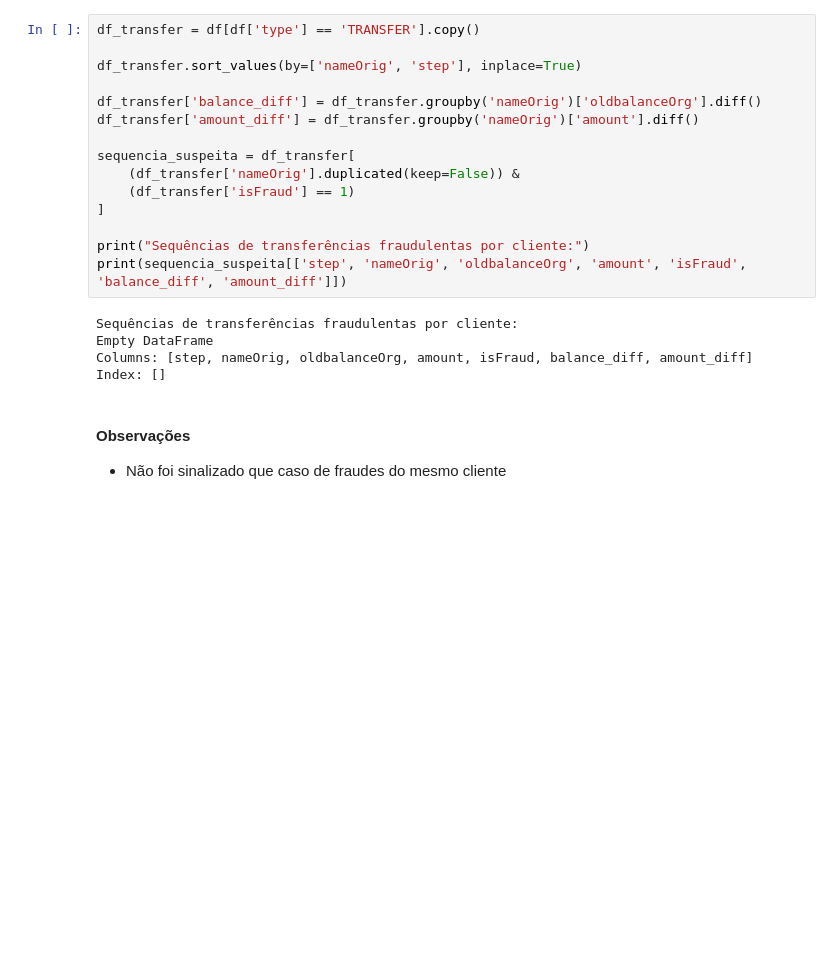
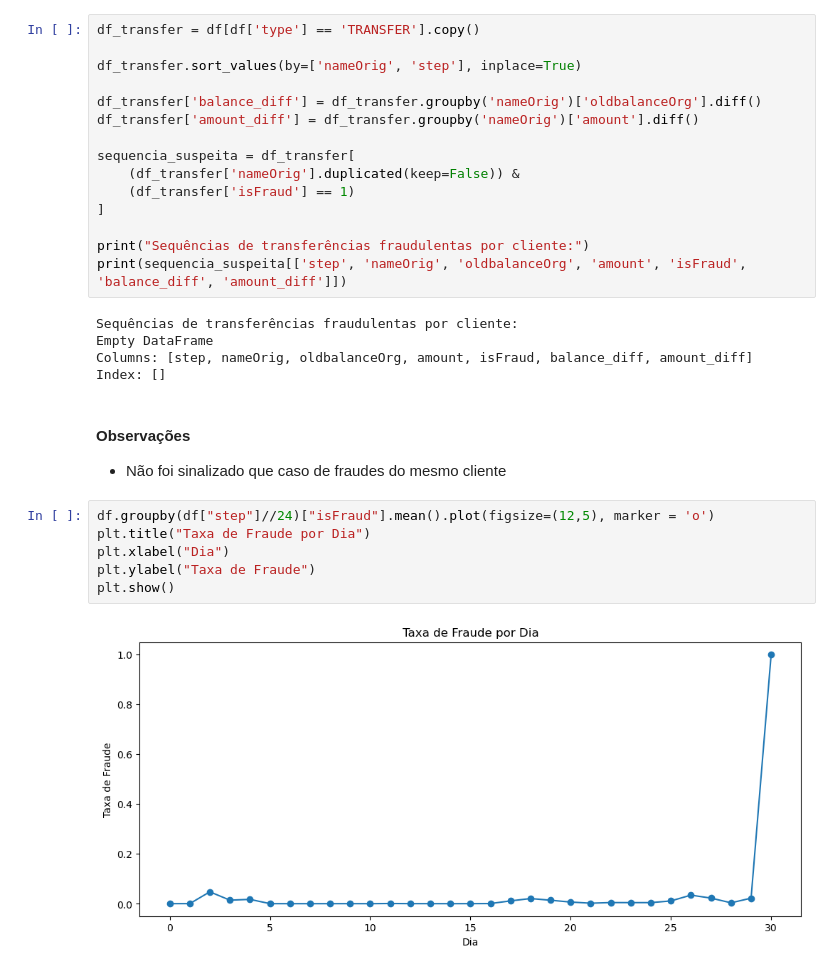
Before and after one commit to RodrigoD4v/fraudulent-transactions, a Jupyter notebook: notebooks/02_01_eda.ipynb, the cells around one changed output. Saved outputs shown, nothing was run; the diff lists cells and outputs as text; blank space fills up the shorter version.

```diff
--- a/notebooks/02_01_eda.ipynb
+++ b/notebooks/02_01_eda.ipynb
@@ -199,3 +200,11 @@ Index: []
 #### Observações
 
 * Não foi sinalizado que caso de fraudes do mesmo cliente
+# %%
+df.groupby(df["step"]//24)["isFraud"].mean().plot(figsize=(12,5), marker = 'o')
+plt.title("Taxa de Fraude por Dia")
+plt.xlabel("Dia")
+plt.ylabel("Taxa de Fraude")
+plt.show()
+# %% [output]
+[figure, added]
```
Also changed, not shown: parts of 10 cells of this notebook.
